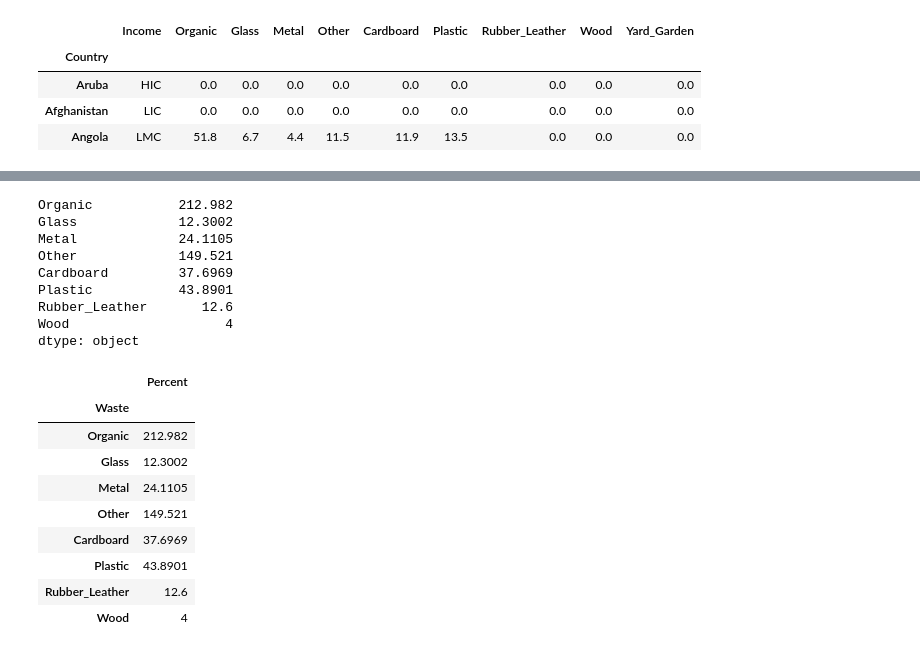
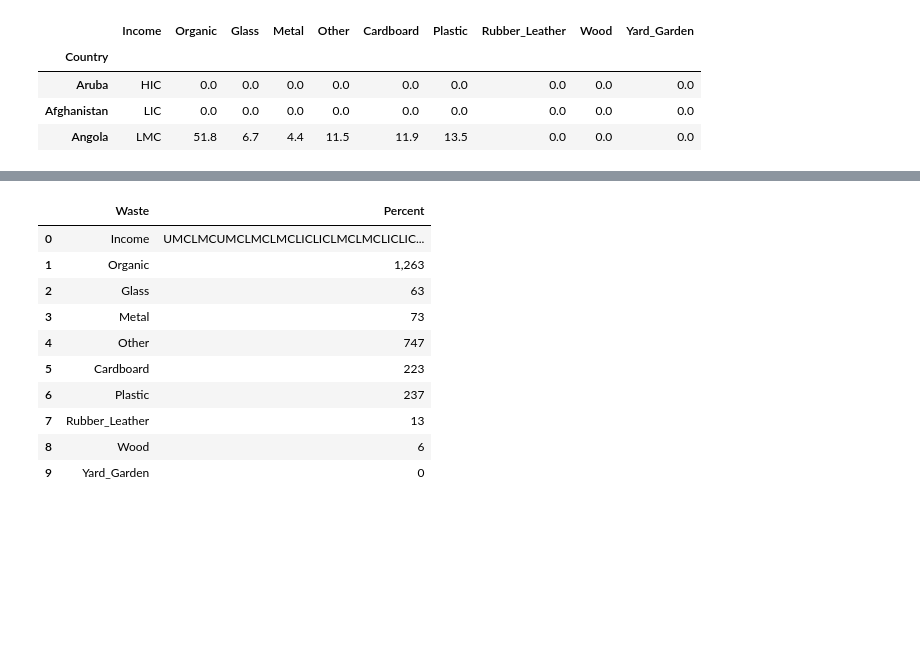
Before and after one commit to ShilpaMuralidhar/WasteManagement, a Jupyter notebook: Data_Science/MSW_Composition_Africa.ipynb, the cells around one changed output, grey strips where cells are left out. Saved outputs shown, nothing was run; the diff lists cells and outputs as text; code cells hidden in the pictures; blank space fills up the shorter version.

```diff
--- a/Data_Science/MSW_Composition_Africa.ipynb
+++ b/Data_Science/MSW_Composition_Africa.ipynb
@@ -144,0 +145,4 @@ df_Africa.head(3)
+# %%
+# waste_generated_LIC = df_Africa.groupby('Income').get_group('UMC').fillna(0).drop_duplicates().reset_index('Country')
+Africa_LIC_summary = df_Africa.sum(axis=0).fillna(0)
+Africa_LIC_summary
@@ -145,4 +161,4 @@ df_Africa.head(3)
 # %%
-waste_generated_LIC = df_Africa.groupby('Income').get_group('UMC').fillna(0).drop_duplicates().reset_index('Country')
-Africa_LIC_summary = waste_generated_LIC.sum(axis=0)
-Africa_LIC_summary
+# waste_generated_LIC = df_Africa.groupby('Income').get_group('UMC').fillna(0).drop_duplicates().reset_index('Country')
+# Africa_LIC_summary = waste_generated_LIC.mean(axis=0)
+# Africa_LIC_summary
@@ -162,35 +165,27 @@ dtype: object
 # %%
-LICwaste_africa = Africa_LIC_summary.drop(['Country', 'Income', 'Yard_Garden'])
-LICwaste_africa
+# LICwaste_africa = Africa_LIC_summary.drop(['Country', 'Income'])
+# LICwaste_africa
 
 #LICwaste_africa = Africa_LIC_summary.drop(['Country', 'Income'])
-# %% [output]
-Organic           212.982
-Glass             12.3002
-Metal             24.1105
-Other             149.521
-Cardboard         37.6969
-Plastic           43.8901
-Rubber_Leather       12.6
-Wood                    4
-dtype: object
 # %%
-a =  pd.DataFrame(LICwaste_africa)
+a =  pd.DataFrame(Africa_LIC_summary)
 a.reset_index()
 a.rename(columns={0:'Percent'}, inplace=True)
+pd.options.display.float_format = '{:,.0f}'.format
 a.index.names = ['Waste']
-a
+a.reset_index()
 # %% [output]
-|  | Percent |
-| Waste |  |
-| Organic | 212.982 |
-| Glass | 12.3002 |
-| Metal | 24.1105 |
-| Other | 149.521 |
-| Cardboard | 37.6969 |
-| Plastic | 43.8901 |
-| Rubber_Leather | 12.6 |
-| Wood | 4 |
+|  | Waste | Percent |
+| 0 | Income | UMCLMCUMCLMCLMCLICLICLMCLMCLICLIC... |
+| 1 | Organic | 1,263 |
+| 2 | Glass | 63 |
+| 3 | Metal | 73 |
+| 4 | Other | 747 |
+| 5 | Cardboard | 223 |
+| 6 | Plastic | 237 |
+| 7 | Rubber_Leather | 13 |
+| 8 | Wood | 6 |
+| 9 | Yard_Garden | 0 |
 # %%
 # import squarify
 
```
Also changed, not shown: parts of 5 cells of this notebook.
